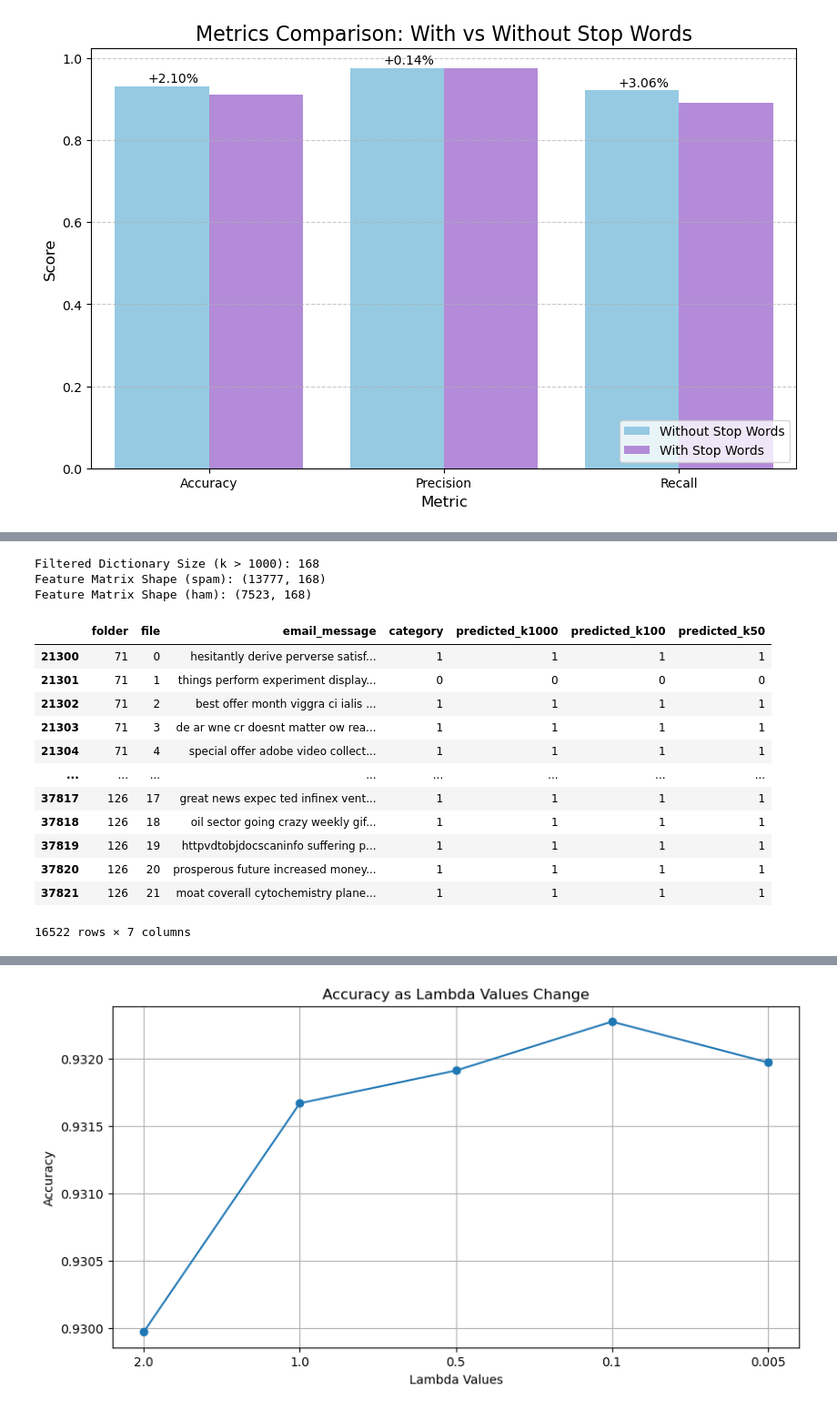
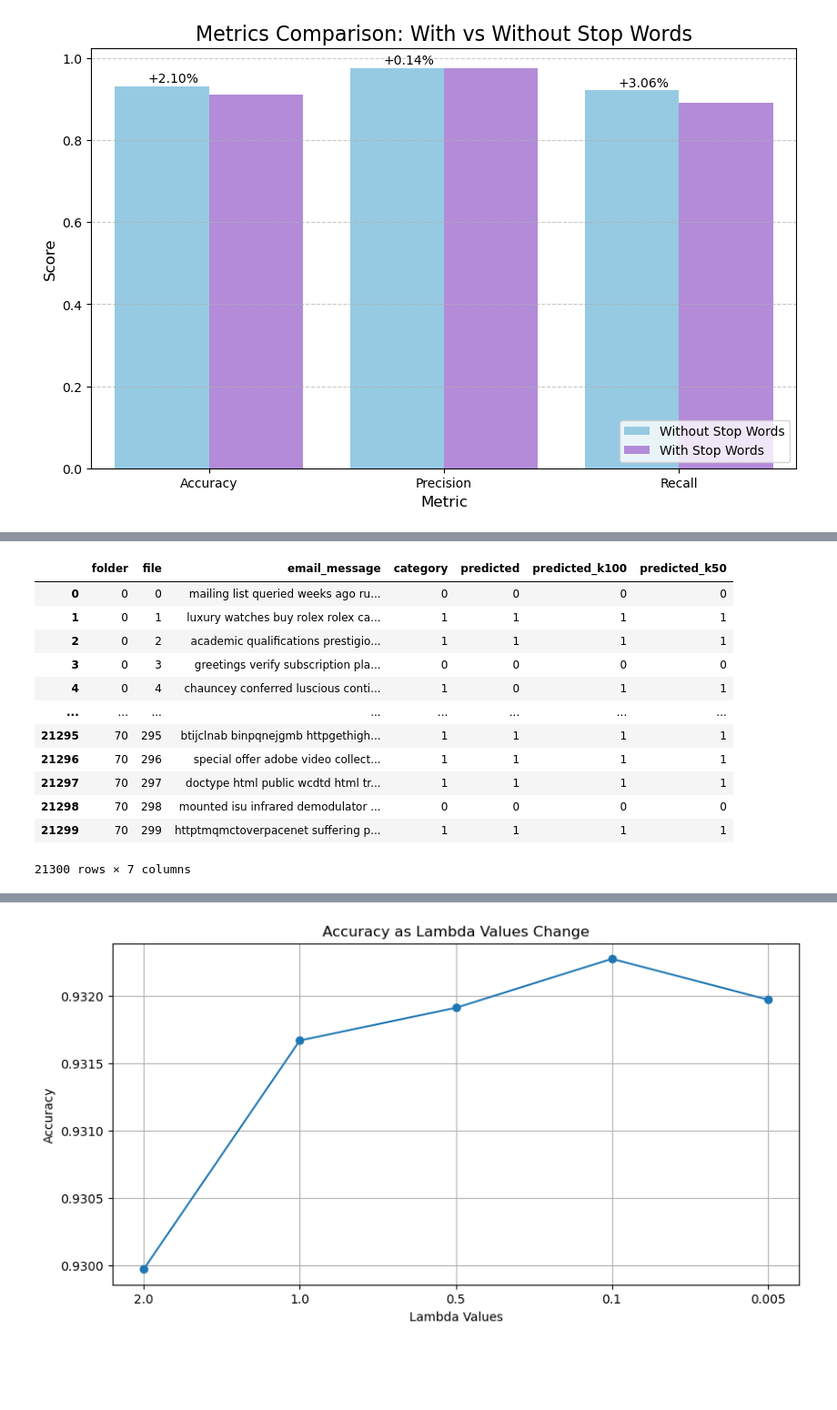
Before and after one commit to tinapayy/CMSC-197, a Jupyter notebook: Assignment 3/hw4-celis.ipynb, the cells around one changed output, grey strips where cells are left out. Shown at 91% size. Saved outputs shown, nothing was run; the diff lists cells and outputs as text; code cells hidden in the pictures; blank space fills up the shorter version.

```diff
--- a/Assignment 3/hw4-celis.ipynb
+++ b/Assignment 3/hw4-celis.ipynb
@@ -647,9 +620 @@ def classify(email, spam_word_probs, ham_word_probs, p_spam, p_ham, filtered_dic
-# %%
-print(f"Filtered Dictionary Size (k > 1000): {len(filtered_dict_1000)}")
-print(f"Feature Matrix Shape (spam): {spam_train_matrix_1000.shape}")
-print(f"Feature Matrix Shape (ham): {ham_train_matrix_1000.shape}")
-# %% [output]
-Filtered Dictionary Size (k > 1000): 168
-Feature Matrix Shape (spam): (13777, 168)
-Feature Matrix Shape (ham): (7523, 168)
 # %%
@@ -680,33 +638,38 @@ likelihood_ham_50 = calculate_likelihoods_with_laplace_filtered(ham_train_matrix
+# %%
+train_df_k = train_df.copy()
+# Classify test emails for k > 100
+train_df_k['predicted_k100'] = train_df_k['email_message'].apply(
+    lambda x: classify(x, likelihood_spam_100, likelihood_ham_100, p_spam, p_ham, top_1000_filtered_dict_100, filtered_list_100)
+)
+
+# Classify test emails for k > 50
+train_df_k['predicted_k50'] = train_df_k['email_message'].apply(
+    lambda x: classify(x, likelihood_spam_50, likelihood_ham_50, p_spam, p_ham, top_1000_filtered_dict_50, filtered_list_50)
+)
+# %%
+train_df_k
+# %% [output]
+|  | folder | file | email_message | category | predicted | predicted_k100 | predicted_k50 |
+| 0 | 0 | 0 | mailing list queried weeks ago ru... | 0 | 0 | 0 | 0 |
+| 1 | 0 | 1 | luxury watches buy rolex rolex ca... | 1 | 1 | 1 | 1 |
+| 2 | 0 | 2 | academic qualifications prestigio... | 1 | 1 | 1 | 1 |
+| 3 | 0 | 3 | greetings verify subscription pla... | 0 | 0 | 0 | 0 |
+| 4 | 0 | 4 | chauncey conferred luscious conti... | 1 | 0 | 1 | 1 |
+| ... | ... | ... | ... | ... | ... | ... | ... |
+| 21295 | 70 | 295 | btijclnab binpqnejgmb httpgethigh... | 1 | 1 | 1 | 1 |
+| 21296 | 70 | 296 | special offer adobe video collect... | 1 | 1 | 1 | 1 |
+| 21297 | 70 | 297 | doctype html public wcdtd html tr... | 1 | 1 | 1 | 1 |
+| 21298 | 70 | 298 | mounted isu infrared demodulator ... | 0 | 0 | 0 | 0 |
+| 21299 | 70 | 299 | httptmqmctoverpacenet suffering p... | 1 | 1 | 1 | 1 |
+21300 rows × 7 columns
 # %%
 test_df_k = test_df.copy()
-test_df_k.drop('predicted', axis=1, inplace=True)
-# Classify test emails for k > 1000
-test_df_k['predicted_k1000'] = test_df_k['email_message'].apply(
-    lambda x: classify(x, likelihood_spam_1000, likelihood_ham_1000, p_spam, p_ham, filtered_dict_1000, filtered_list_1000)
-)
-
 # Classify test emails for k > 100
 test_df_k['predicted_k100'] = test_df_k['email_message'].apply(
-    lambda x: classify(x, likelihood_spam_100, likelihood_ham_100, p_spam, p_ham, filtered_dict_100, filtered_list_100)
+    lambda x: classify(x, likelihood_spam_100, likelihood_ham_100, p_spam, p_ham, top_1000_filtered_dict_100, filtered_list_100)
 )
 
 # Classify test emails for k > 50
 test_df_k['predicted_k50'] = test_df_k['email_message'].apply(
-    lambda x: classify(x, likelihood_spam_50, likelihood_ham_50, p_spam, p_ham, filtered_dict_50, filtered_list_50)
+    lambda x: classify(x, likelihood_spam_50, likelihood_ham_50, p_spam, p_ham, top_1000_filtered_dict_50, filtered_list_50)
 )
-
-test_df_k
-# %% [output]
-|  | folder | file | email_message | category | predicted_k1000 | predicted_k100 | predicted_k50 |
-| 21300 | 71 | 0 | hesitantly derive perverse satisf... | 1 | 1 | 1 | 1 |
-| 21301 | 71 | 1 | things perform experiment display... | 0 | 0 | 0 | 0 |
-| 21302 | 71 | 2 | best offer month viggra ci ialis ... | 1 | 1 | 1 | 1 |
-| 21303 | 71 | 3 | de ar wne cr doesnt matter ow rea... | 1 | 1 | 1 | 1 |
-| 21304 | 71 | 4 | special offer adobe video collect... | 1 | 1 | 1 | 1 |
-| ... | ... | ... | ... | ... | ... | ... | ... |
-| 37817 | 126 | 17 | great news expec ted infinex vent... | 1 | 1 | 1 | 1 |
-| 37818 | 126 | 18 | oil sector going crazy weekly gif... | 1 | 1 | 1 | 1 |
-| 37819 | 126 | 19 | httpvdtobjdocscaninfo suffering p... | 1 | 1 | 1 | 1 |
-| 37820 | 126 | 20 | prosperous future increased money... | 1 | 1 | 1 | 1 |
-| 37821 | 126 | 21 | moat coverall cytochemistry plane... | 1 | 1 | 1 | 1 |
-16522 rows × 7 columns
```
Also changed, not shown: parts of 23 cells of this notebook.
